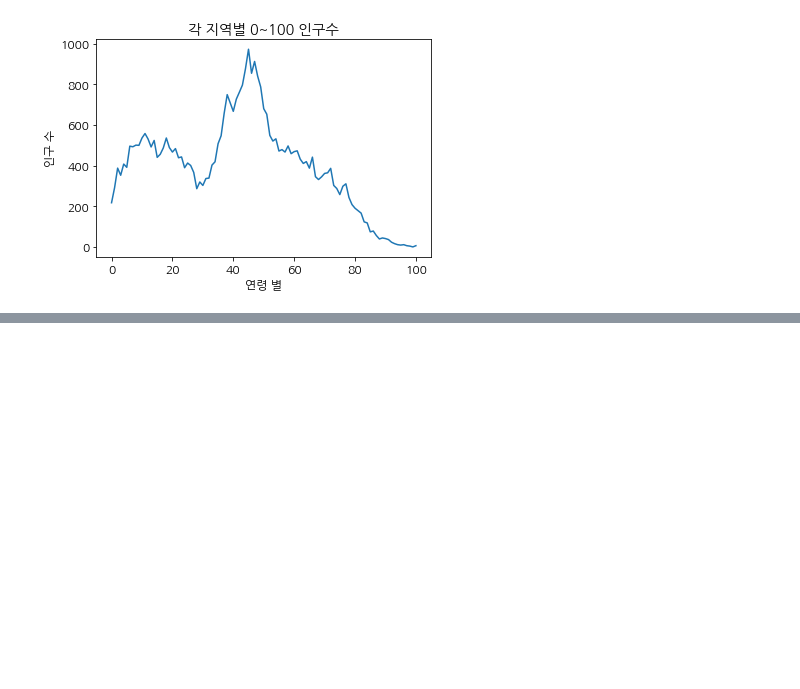
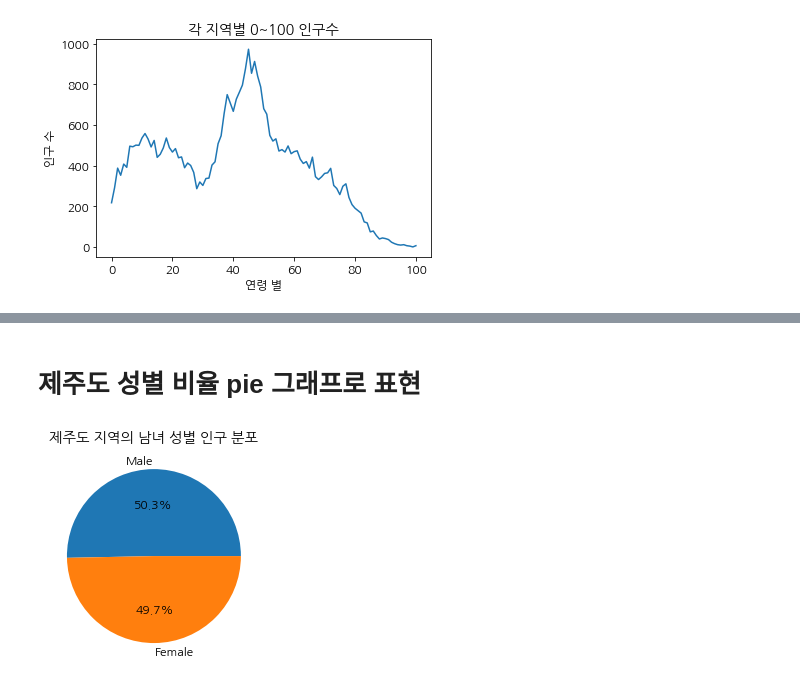
Before and after one commit to HIMMEL95/Elice, a Jupyter notebook: Population_public_data/public_data.ipynb, the cells around one changed output, grey strips where cells are left out. Cells and saved outputs as stored; diff of their text form; code cells hidden in the pictures; blank space fills up the shorter version.

```diff
--- a/Population_public_data/public_data.ipynb
+++ b/Population_public_data/public_data.ipynb
@@ -189,0 +282,27 @@ plt.show()
+# %% [markdown]
+# 제주도 성별 비율 pie 그래프로 표현
+# %%
+import matplotlib.pyplot as plt
+import numpy as np
+import csv
+
+f = open('gender.csv', encoding='cp949')
+data =csv.reader(f)
+next(data)
+
+population = []
+
+for v in data:
+    if '제주특별자치도  (5000000000)' in v[0]:
+        population.append(int(v[1]))
+        population.append(int(v[104]))
+
+x = np.arange(0, 101)
+
+categories = ['Male', 'Female']
+
+plt.pie(population, labels=categories, autopct='%0.1f%%')
+plt.title('제주도 지역의 남녀 성별 인구 분포')
+plt.show()
+# %% [output]
+[figure, added]
```
Also changed, not shown: parts of 12 cells of this notebook, 9 other files.
